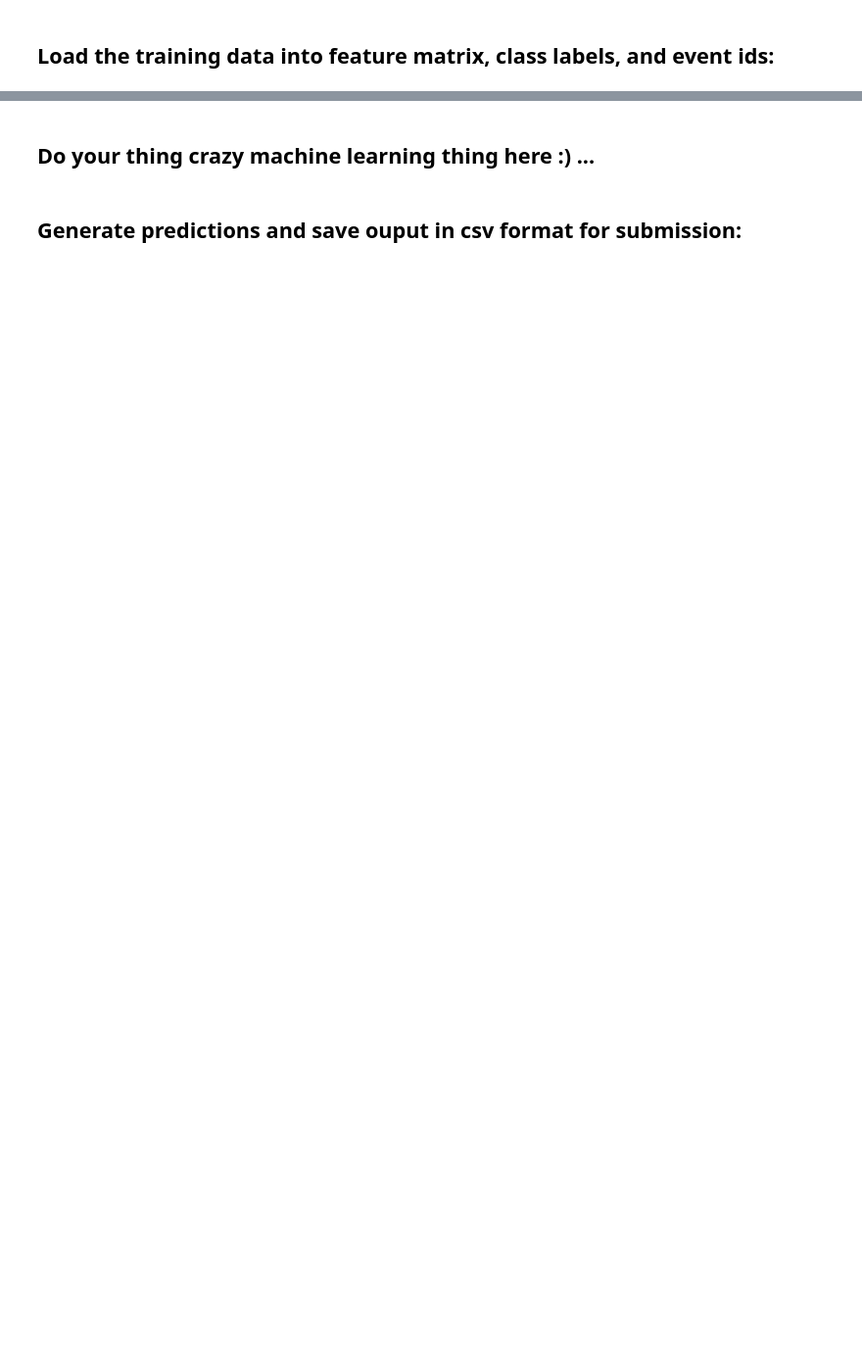
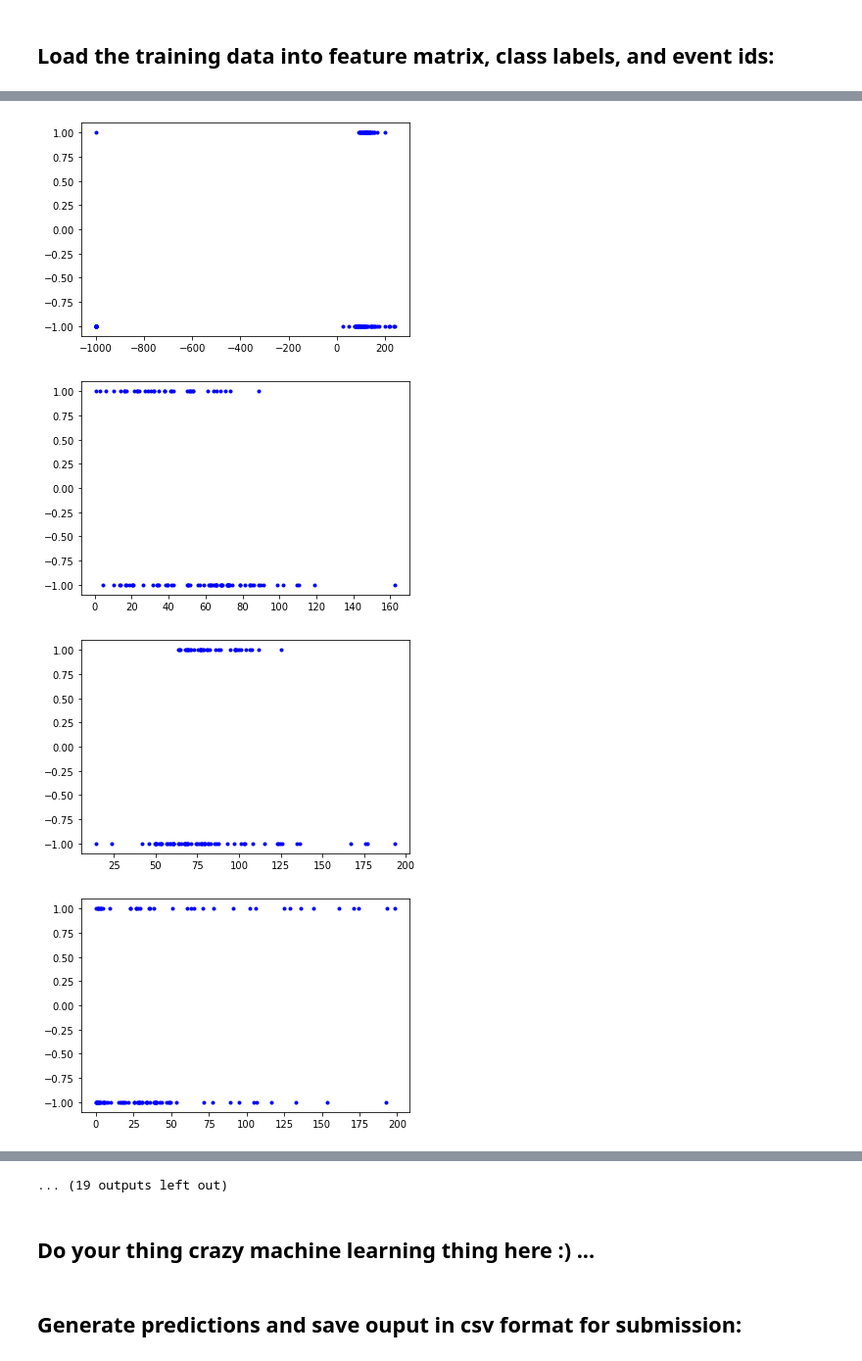
Before and after one commit to npont/ML_Higgs_Discovery, a Jupyter notebook: project1.ipynb, the cells around one changed output, grey strips where cells are left out. Shown at 98% size. Drawn from its saved outputs; the diff is of its cells as text; code cells hidden in the pictures; blank space fills up the shorter version.

```diff
--- a/project1.ipynb
+++ b/project1.ipynb
@@ -21,0 +32,13 @@ y, tX, ids = load_csv_data(DATA_TRAIN_PATH)
+# %%
+tX.shape
+x_data= tX[0:100]
+y_data=y[0:100]
+
+for i in range (0, 30):
+    plt.plot(x_data[:,i], y_data, 'b.')
+    plt.figure()
+# %% [output]
+[figure, added]
+[figure, added]
+[figure, added]
+[figure, added]
@@ -21,0 +53 @@ y, tX, ids = load_csv_data(DATA_TRAIN_PATH)
+... (19 outputs left out)
```
Also changed, not shown: parts of 10 cells of this notebook.
